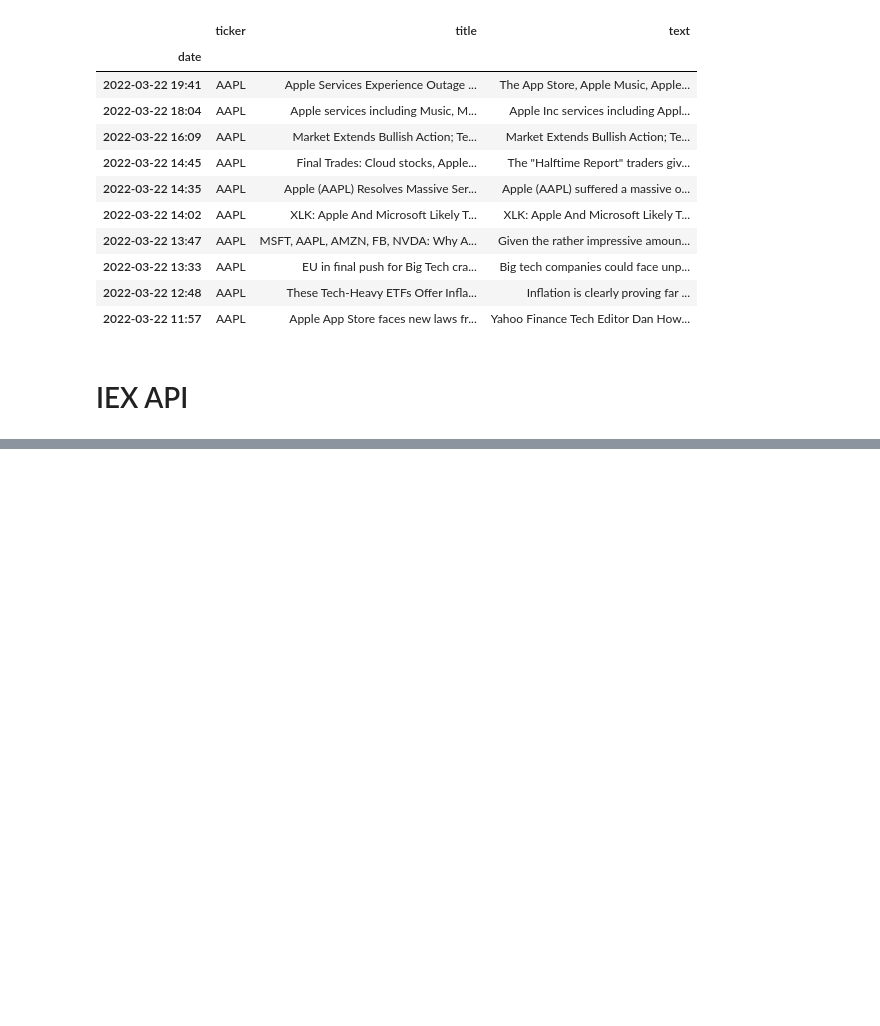
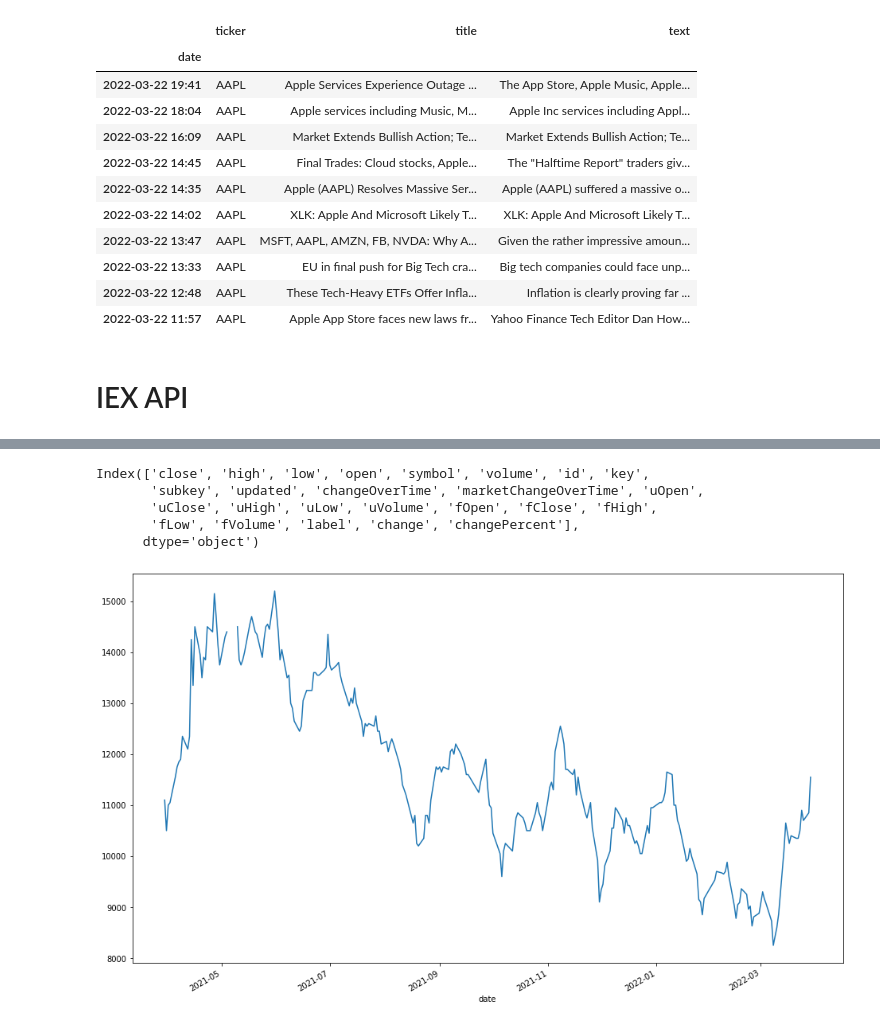
Before and after one commit to tjp1992/stock_backend, a Jupyter notebook: notebooks/EDA_tj.ipynb, the cells around one changed output, grey strips where cells are left out. Drawn from its saved outputs; the diff is of its cells as text; code cells hidden in the pictures; blank space fills up the shorter version.

```diff
--- a/notebooks/EDA_tj.ipynb
+++ b/notebooks/EDA_tj.ipynb
@@ -77,9 +66,0 @@ api_data = requests.get(urls).json()
-# %%
-symbol = ""
-for li in api_data:
-  if 'KR' == li['region']:
-    symbol = li['symbol']
-
-url = 'https://iex.lewagon.com/stable/stock/{}/chart/3m'
-result = requests.get(url.format(symbol)).json()
-result
@@ -87,0 +67,29 @@ api_data
+# %%
+import requests
+import pandas as pd
+import numpy as np
+import plotly.graph_objects as go
+
+# urls = 'https://iex.lewagon.com/stable/stock/aapl/chart/3m'
+# urls = 'https://iex.lewagon.com/stable/stock//chart/3m'
+# urls = 'https://iex.lewagon.com/ref-data/exchanges'
+
+# Calls the URL to get the stock code (ticker)
+def get_data(ticker):
+    urls = 'https://iex.lewagon.com/stable/search/{}'
+    api_data = requests.get(urls.format(ticker)).json()
+
+    symbol = ""
+    for stock in api_data:
+        if 'KR' == stock['region']:
+            symbol = stock['symbol']
+
+    url = 'https://iex.lewagon.com/stable/stock/{}/chart/1y'
+    result = requests.get(url.format(symbol)).json()
+    result
+    df = pd.DataFrame(result)
+    df['date'] = pd.to_datetime(df['date'])
+    df = df.set_index('date')
+    return df
+# %%
+df = get_data(159580)
@@ -87,0 +131,13 @@ api_data
+# %%
+df.columns
+# %% [output]
+Index(['close', 'high', 'low', 'open', 'symbol', 'volume', 'id', 'key',
+       'subkey', 'updated', 'changeOverTime', 'marketChangeOverTime', 'uOpen',
+       'uClose', 'uHigh', 'uLow', 'uVolume', 'fOpen', 'fClose', 'fHigh',
+       'fLow', 'fVolume', 'label', 'change', 'changePercent'],
+      dtype='object')
+# %%
+plt.figure(figsize=(16,10))
+df['uClose'].plot();
+# %% [output]
+[figure, added]
```
Also changed, not shown: parts of 7 cells of this notebook.
